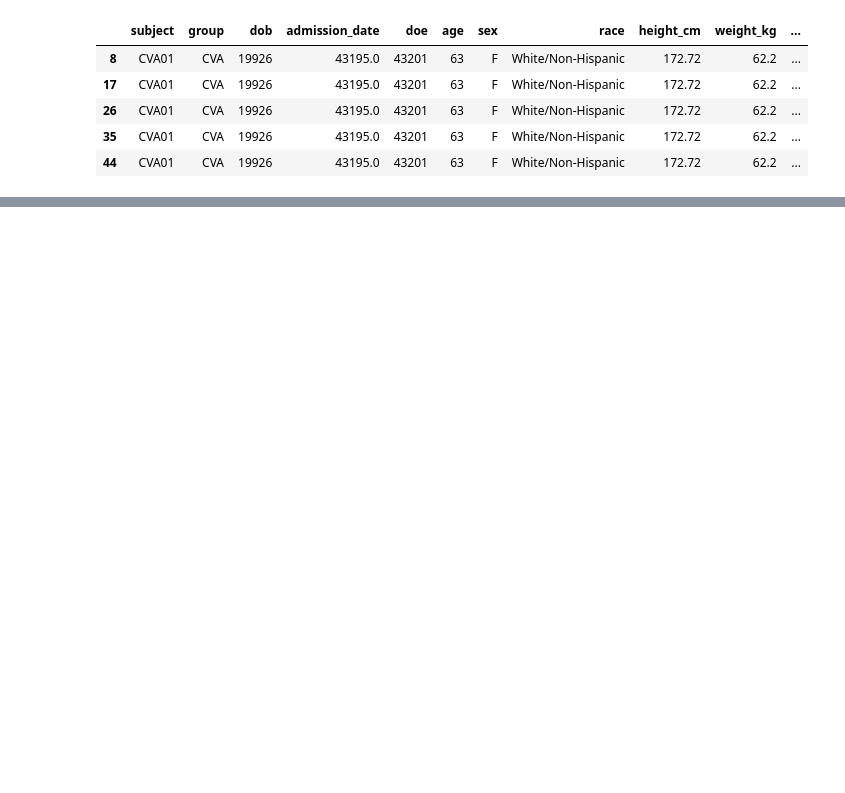
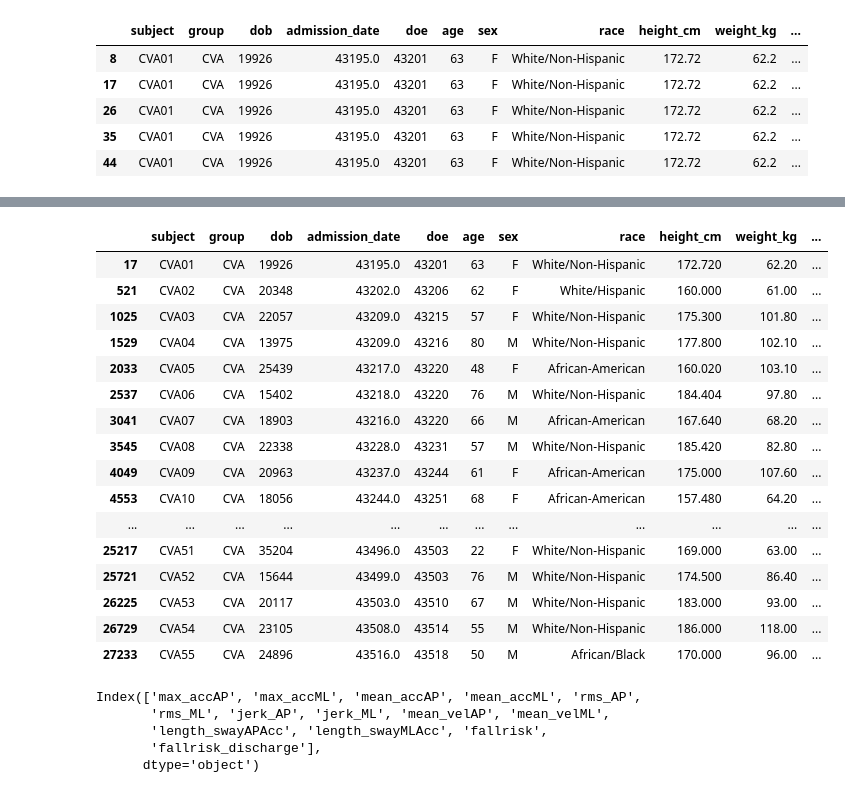
Before and after one commit to obrienmk/InpatientSensors, a Jupyter notebook: Machine_Learning_BBS/Machine_Learning_BBS_072120.ipynb, the cells around one changed output, grey strips where cells are left out. Cells and saved outputs as stored; diff of their text form; code cells hidden in the pictures; blank space fills up the shorter version.

```diff
--- a/Machine_Learning_BBS/Machine_Learning_BBS_072120.ipynb
+++ b/Machine_Learning_BBS/Machine_Learning_BBS_072120.ipynb
@@ -88,7 +80,7 @@ Everyone has a total BBS score, so we can use a cut off of <= 29 to define fall
 # %%
 # Add fallrisk variable
 
-fulldata['fallrisk'] = np.where(fulldata['BBS_total']<= 29, 'Y', 'N')
+fulldata['fallrisk'] = np.where(fulldata['BBS_total']<= 29, 1, 0) # 1 is yes for fall risk, 0 is no for fall risk
 fulldata.head()
 # %% [output]
 |  | subject | group | dob | admission_date | doe | age | sex | race | height_cm | weight_kg | ... |
@@ -97,3 +89,13 @@ fulldata.head()
 | 2 | CVA01 | CVA | 19926 | 43195.0 | 43201 | 63 | F | White/Non-Hispanic | 172.72 | 62.2 | ... |
 | 3 | CVA01 | CVA | 19926 | 43195.0 | 43201 | 63 | F | White/Non-Hispanic | 172.72 | 62.2 | ... |
 | 4 | CVA01 | CVA | 19926 | 43195.0 | 43201 | 63 | F | White/Non-Hispanic | 172.72 | 62.2 | ... |
+# %%
+# We are interested in the discharge fall risk variable for the prediction model
+# Make a new dataframe with subject ID and fall risk, only for session 4
+
+fallrisk_data = fulldata[fulldata.trial_No == 'N02']
+fallrisk_data = fallrisk_data[fallrisk_data.session == 4]
+fallrisk_data = fallrisk_data[fallrisk_data.cutoff == 200]
+fallrisk_data = pd.DataFrame(fallrisk_data, columns = ['subject', 'session', 'fallrisk'])
+fallrisk_data.columns = ['subject', 'session', 'fallrisk_discharge']
+fallrisk_data.head()
@@ -99,0 +109,4 @@ fulldata.head()
+# %%
+# Merge the fallrisk_discharge variable with the full data based on subject id
+fulldata['fallrisk_discharge'] = fulldata.subject.map(fallrisk_data.set_index('subject')['fallrisk_discharge'])
+fulldata.head()
@@ -142,0 +168,42 @@ data_demographic.describe(include = 'all')
+# %%
+# First, filter the data so it is only admission data.
+
+data_admission = fulldata[fulldata.trial_No == 'N02']
+data_admission = data_admission[data_admission.session == 1]
+data_admission = data_admission[data_admission.cutoff == 200]
+data_admission = data_admission[data_admission.group == 'CVA']
+
+#remove participants with NAs for BBS_total
+data_admission = data_admission[data_admission['BBS_total'].notna()]
+data_admission = data_admission[data_admission['SC_Gyr_x_mean'].notna()] # also remove no sensor data
+data_admission
+# %% [output]
+|  | subject | group | dob | admission_date | doe | age | sex | race | height_cm | weight_kg | ... |
+| 17 | CVA01 | CVA | 19926 | 43195.0 | 43201 | 63 | F | White/Non-Hispanic | 172.720 | 62.20 | ... |
+| 521 | CVA02 | CVA | 20348 | 43202.0 | 43206 | 62 | F | White/Hispanic | 160.000 | 61.00 | ... |
+| 1025 | CVA03 | CVA | 22057 | 43209.0 | 43215 | 57 | F | White/Non-Hispanic | 175.300 | 101.80 | ... |
+| 1529 | CVA04 | CVA | 13975 | 43209.0 | 43216 | 80 | M | White/Non-Hispanic | 177.800 | 102.10 | ... |
+| 2033 | CVA05 | CVA | 25439 | 43217.0 | 43220 | 48 | F | African-American | 160.020 | 103.10 | ... |
+| 2537 | CVA06 | CVA | 15402 | 43218.0 | 43220 | 76 | M | White/Non-Hispanic | 184.404 | 97.80 | ... |
+| 3041 | CVA07 | CVA | 18903 | 43216.0 | 43220 | 66 | M | African-American | 167.640 | 68.20 | ... |
+| 3545 | CVA08 | CVA | 22338 | 43228.0 | 43231 | 57 | M | White/Non-Hispanic | 185.420 | 82.80 | ... |
+| 4049 | CVA09 | CVA | 20963 | 43237.0 | 43244 | 61 | F | African-American | 175.000 | 107.60 | ... |
+| 4553 | CVA10 | CVA | 18056 | 43244.0 | 43251 | 68 | F | African-American | 157.480 | 64.20 | ... |
+| ... | ... | ... | ... | ... | ... | ... | ... | ... | ... | ... | ... |
+| 25217 | CVA51 | CVA | 35204 | 43496.0 | 43503 | 22 | F | White/Non-Hispanic | 169.000 | 63.00 | ... |
+| 25721 | CVA52 | CVA | 15644 | 43499.0 | 43503 | 76 | M | White/Non-Hispanic | 174.500 | 86.40 | ... |
+| 26225 | CVA53 | CVA | 20117 | 43503.0 | 43510 | 67 | M | White/Non-Hispanic | 183.000 | 93.00 | ... |
+| 26729 | CVA54 | CVA | 23105 | 43508.0 | 43514 | 55 | M | White/Non-Hispanic | 186.000 | 118.00 | ... |
+| 27233 | CVA55 | CVA | 24896 | 43516.0 | 43518 | 50 | M | African/Black | 170.000 | 96.00 | ... |
+# %%
+# get a list of the columns for feature matrix
+#data_admission.columns[1:50,]
+#data_admission.columns[51:100,]
+#data_admission.columns[101:150,]
+data_admission.columns[151:200,]
+# %% [output]
+Index(['max_accAP', 'max_accML', 'mean_accAP', 'mean_accML', 'rms_AP',
+       'rms_ML', 'jerk_AP', 'jerk_ML', 'mean_velAP', 'mean_velML',
+       'length_swayAPAcc', 'length_swayMLAcc', 'fallrisk',
+       'fallrisk_discharge'],
+      dtype='object')
```
Also changed, not shown: parts of 20 cells of this notebook.
